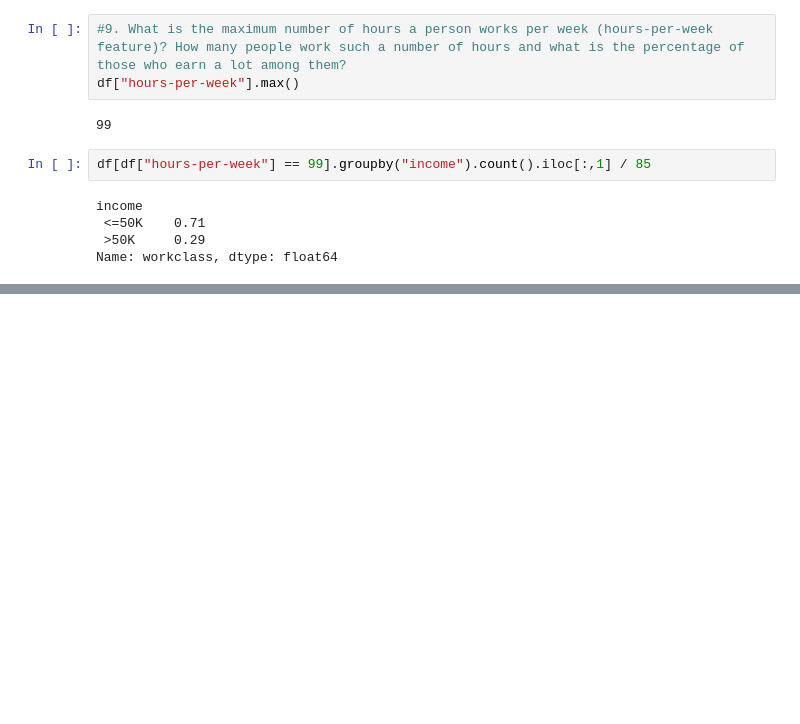
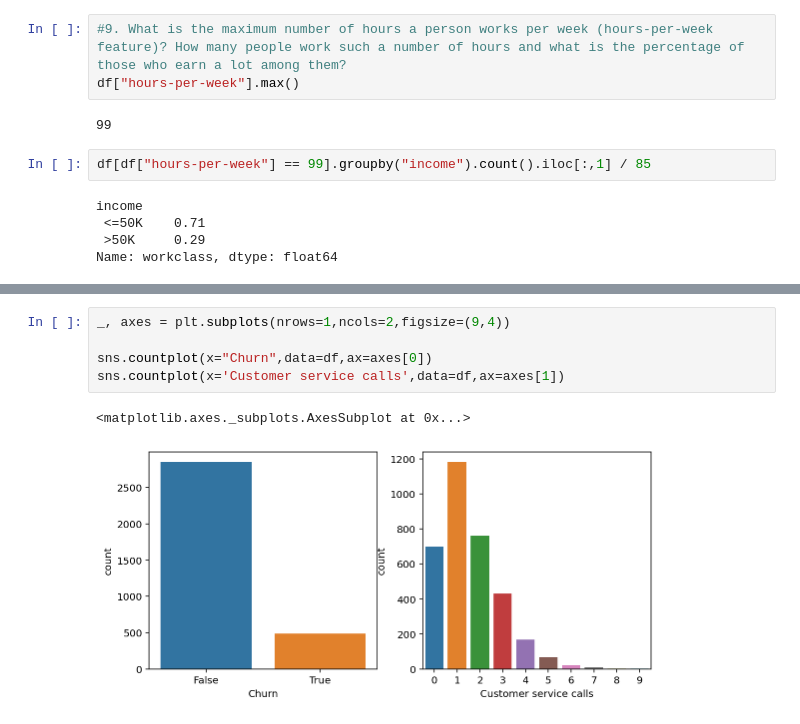
Before and after one commit to gonzalo71/TestGit, a Jupyter notebook: hoja_sucia.ipynb, the cells around one changed output, grey strips where cells are left out. Saved outputs shown, nothing was run; the diff lists cells and outputs as text; blank space fills up the shorter version.

```diff
--- a/hoja_sucia.ipynb
+++ b/hoja_sucia.ipynb
@@ -631,0 +674,8 @@ Name: workclass, dtype: float64
+# %%
+_, axes = plt.subplots(nrows=1,ncols=2,figsize=(9,4))
+
+sns.countplot(x="Churn",data=df,ax=axes[0])
+sns.countplot(x='Customer service calls',data=df,ax=axes[1])
+# %% [output]
+<matplotlib.axes._subplots.AxesSubplot at 0x...>
+[figure, added]
```
Also changed, not shown: parts of 13 cells of this notebook.
